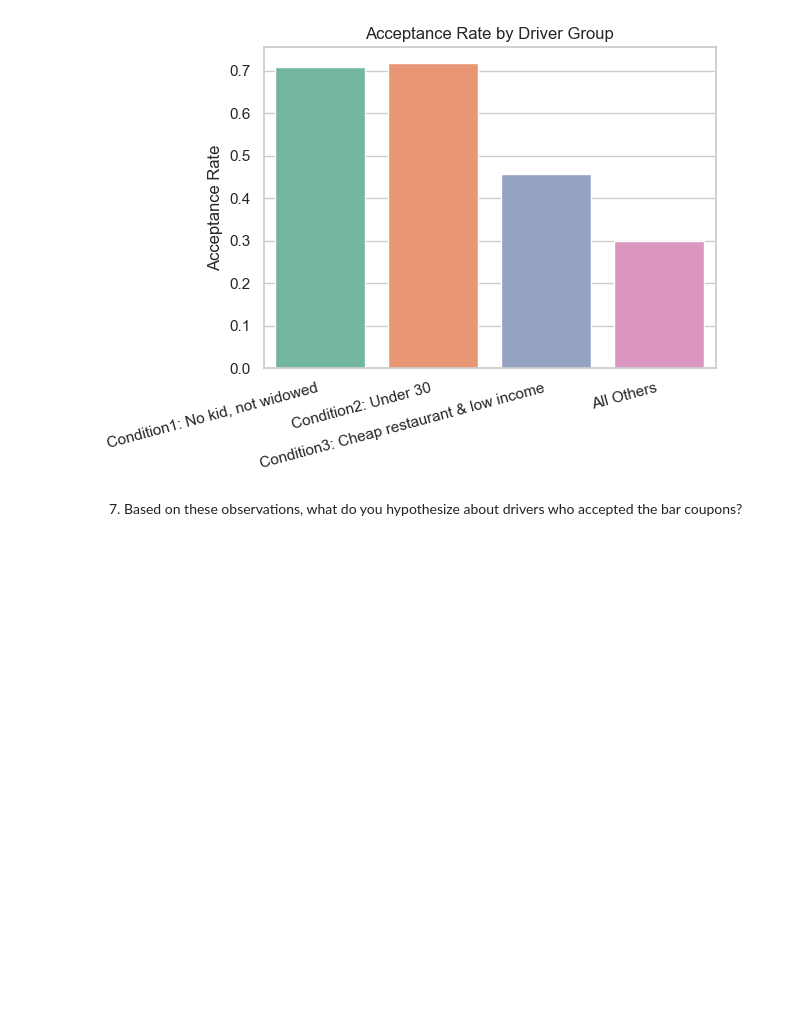
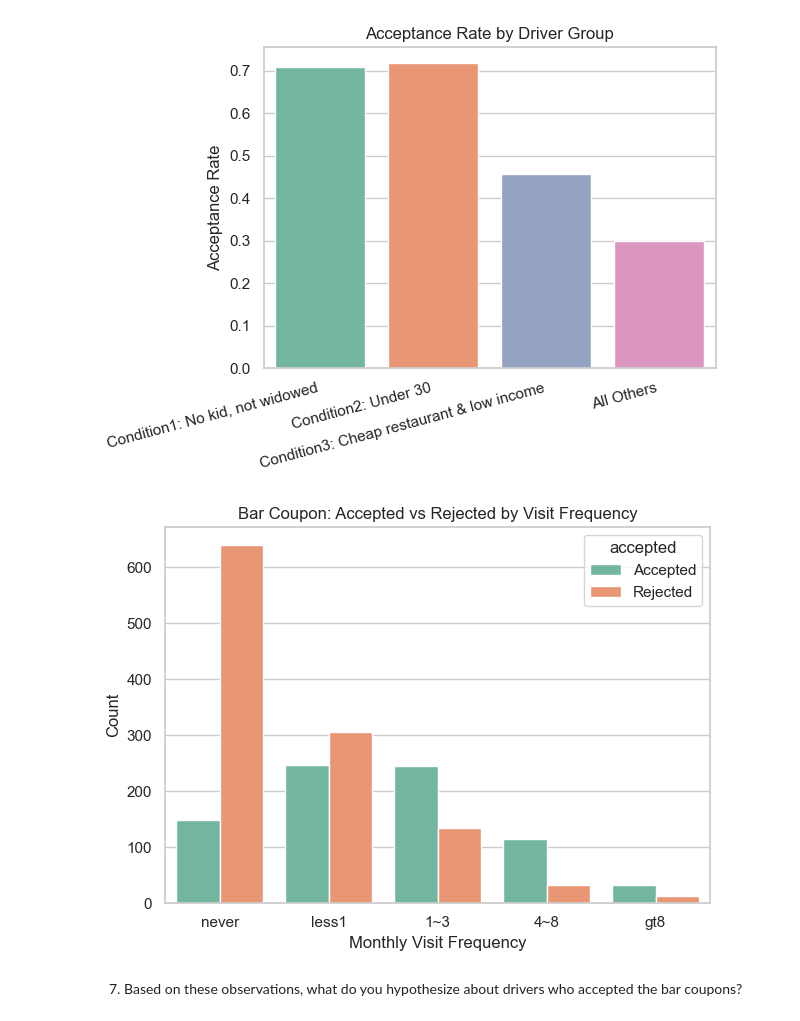
Before and after one commit to gowdilyan/predictive-coupon-acceptance-ml, a Jupyter notebook: coupon_acceptance_analysis.ipynb, the cells around one changed output. Saved outputs shown, nothing was run; the diff lists cells and outputs as text; code cells hidden in the pictures; blank space fills up the shorter version.

```diff
--- a/coupon_acceptance_analysis.ipynb
+++ b/coupon_acceptance_analysis.ipynb
@@ -336,6 +336,21 @@ Passing `palette` without assigning `hue` is deprecated and will be removed in v
 
   sns.barplot(x=groups, y=rates, palette='Set2')
 [figure]
+# %%
+# accepted vs rejected by visit frequency
+bar_coupons['accepted'] = bar_coupons['Y'].map({1: 'Accepted', 0: 'Rejected'})
+# freq_order = ['never', 'less1', '1~3', '4~8', 'gt8']
+
+sns.countplot(data=bar_coupons, x='Bar', hue='accepted',
+              order=frequency_order_sorted, palette='Set2')
+plt.title('Bar Coupon: Accepted vs Rejected by Visit Frequency')
+plt.xlabel('Monthly Visit Frequency')
+plt.ylabel('Count')
+plt.tight_layout()
+plt.savefig('images/bar_acceptance_vs_rejected.png', bbox_inches='tight')
+plt.show()
+# %% [output]
+[figure, added]
 # %% [markdown]
 7.  Based on these observations, what do you hypothesize about drivers who accepted the bar coupons?
 # %% [markdown]
```
Also changed, not shown: parts of 3 cells of this notebook, 2 other files.
